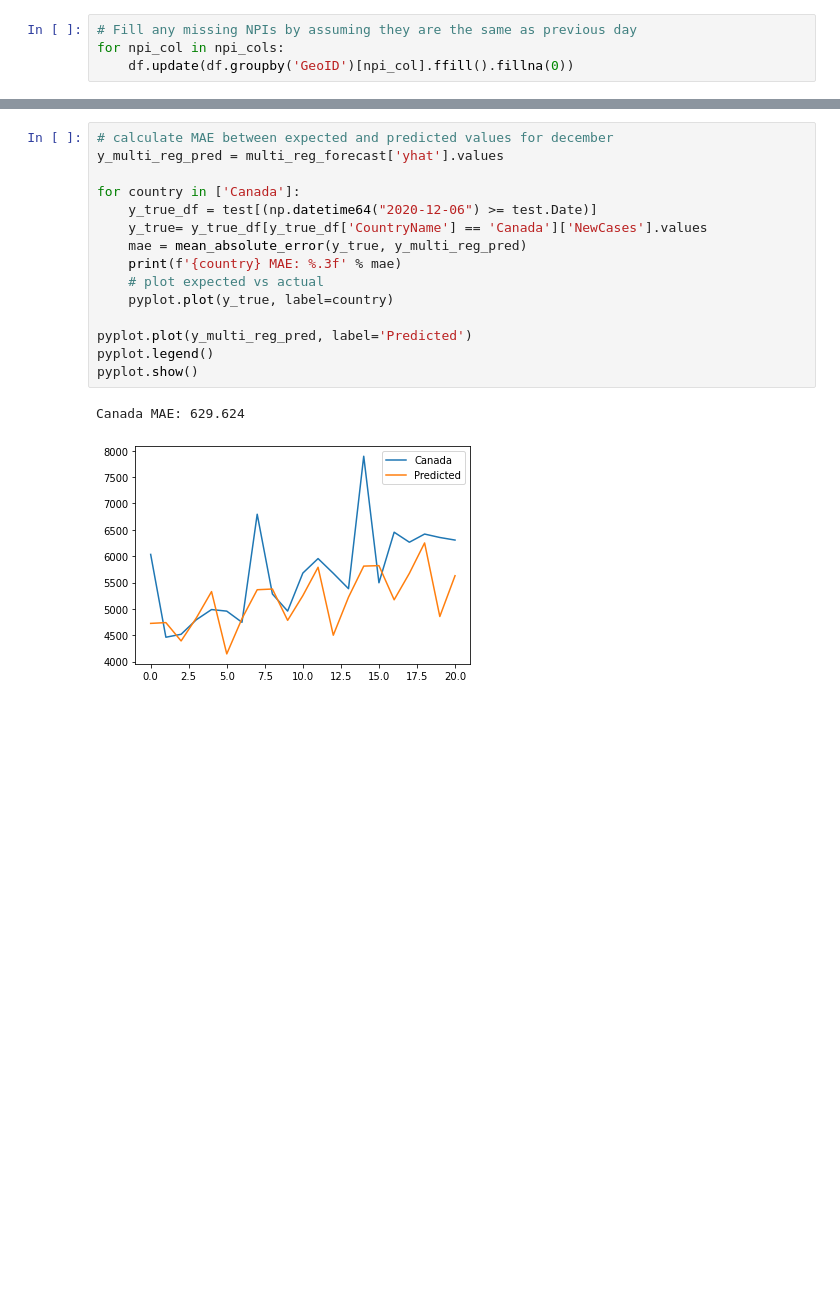
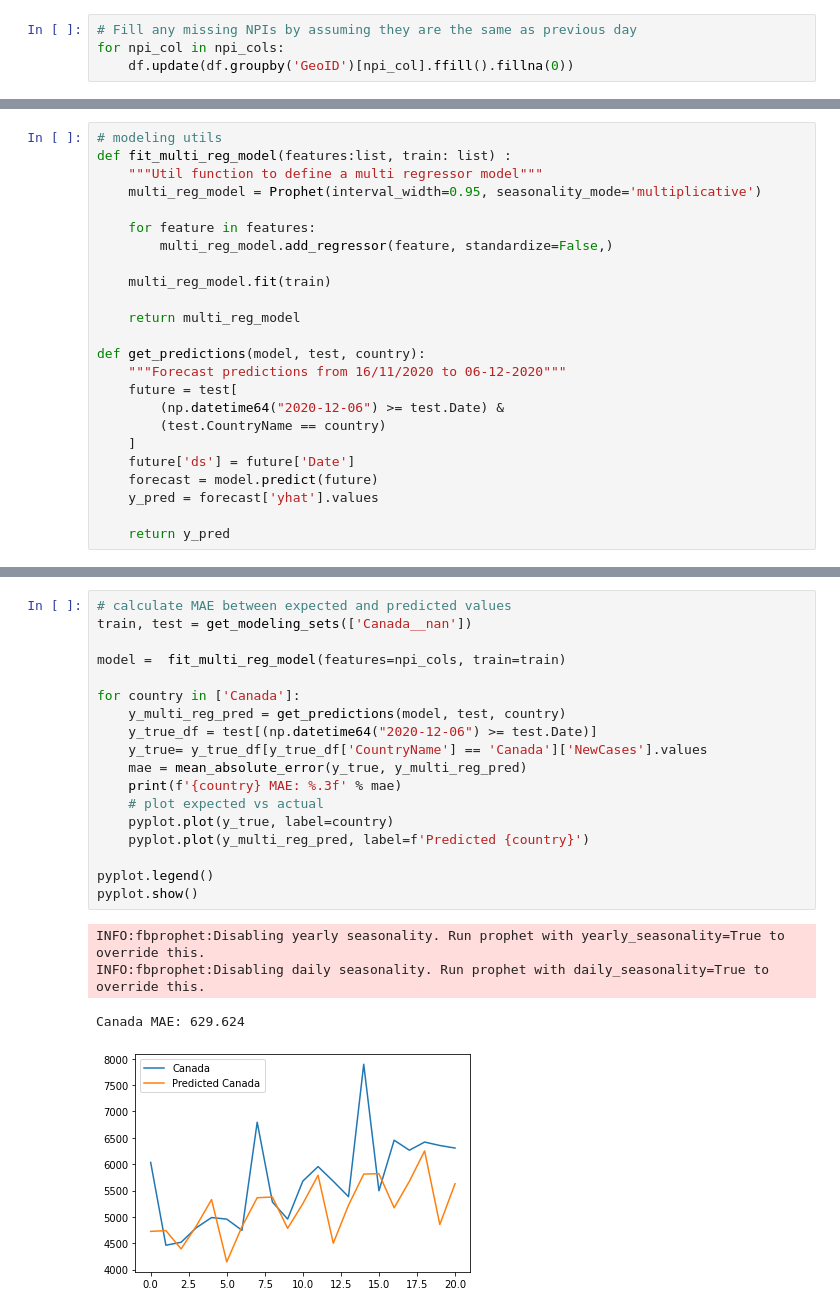
Before and after one commit to georgian-io/covid-xprize, a Jupyter notebook: covid_xprize/examples/predictors/linear/prophet.ipynb, the cells around one changed output, grey strips where cells are left out. Drawn from its saved outputs; the diff is of its cells as text; blank space fills up the shorter version.

```diff
--- a/covid_xprize/examples/predictors/linear/prophet.ipynb
+++ b/covid_xprize/examples/predictors/linear/prophet.ipynb
@@ -208,0 +142,24 @@ See the caveats in the documentation: https://pandas.pydata.org/pandas-docs/stab
+# %%
+# modeling utils
+def fit_multi_reg_model(features:list, train: list) :
+    """Util function to define a multi regressor model"""
+    multi_reg_model = Prophet(interval_width=0.95, seasonality_mode='multiplicative')
+
+    for feature in features:
+        multi_reg_model.add_regressor(feature, standardize=False,)
+
+    multi_reg_model.fit(train)
+
+    return multi_reg_model
+
+def get_predictions(model, test, country):
+    """Forecast predictions from 16/11/2020 to 06-12-2020"""
+    future = test[
+        (np.datetime64("2020-12-06") >= test.Date) &
+        (test.CountryName == country)
+    ]
+    future['ds'] = future['Date']
+    forecast = model.predict(future)
+    y_pred = forecast['yhat'].values
+
+    return y_pred
@@ -209,18 +168,23 @@ See the caveats in the documentation: https://pandas.pydata.org/pandas-docs/stab
 # %%
-# calculate MAE between expected and predicted values for december
-y_multi_reg_pred = multi_reg_forecast['yhat'].values
+# calculate MAE between expected and predicted values
+train, test = get_modeling_sets(['Canada__nan'])
+
+model =  fit_multi_reg_model(features=npi_cols, train=train)
 
 for country in ['Canada']:
+    y_multi_reg_pred = get_predictions(model, test, country)
     y_true_df = test[(np.datetime64("2020-12-06") >= test.Date)]
     y_true= y_true_df[y_true_df['CountryName'] == 'Canada']['NewCases'].values
     mae = mean_absolute_error(y_true, y_multi_reg_pred)
     print(f'{country} MAE: %.3f' % mae)
     # plot expected vs actual
     pyplot.plot(y_true, label=country)
+    pyplot.plot(y_multi_reg_pred, label=f'Predicted {country}')
 
-pyplot.plot(y_multi_reg_pred, label='Predicted')
 pyplot.legend()
 pyplot.show()
 # %% [output]
-Canada MAE: 629.624
+INFO:fbprophet:Disabling yearly seasonality. Run prophet with yearly_seasonality=True to override this.
+INFO:fbprophet:Disabling daily seasonality. Run prophet with daily_seasonality=True to override this.
+Canada MAE: 629.624
-[figure, old version]
+[figure, new version]
```
Also changed, not shown: parts of 12 cells of this notebook, 2 other files.
